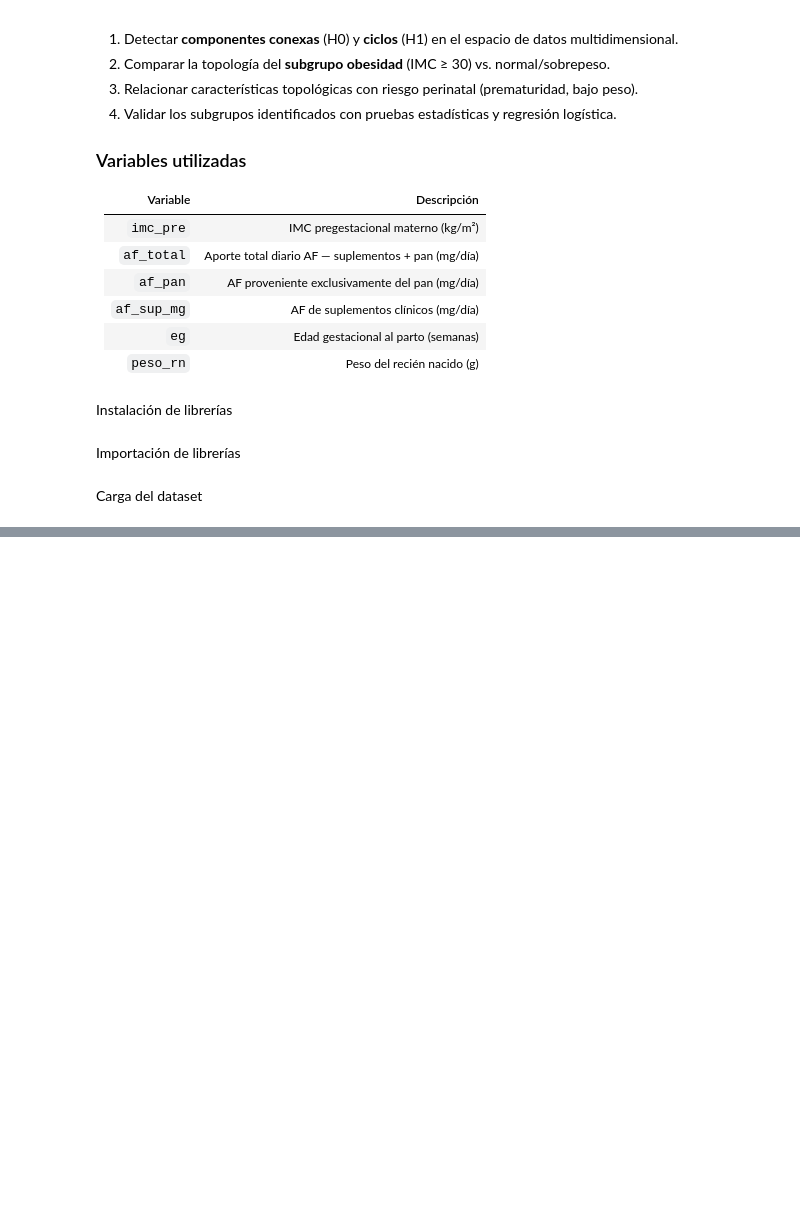
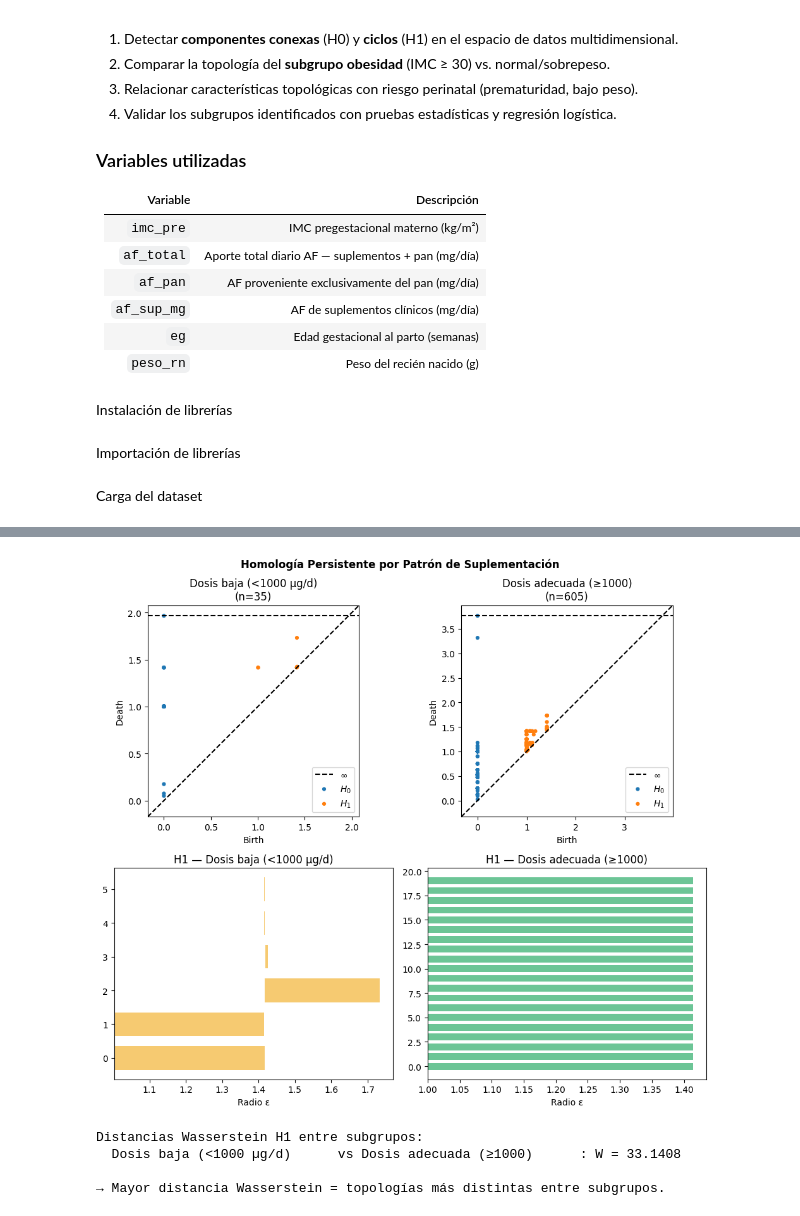
Before and after one commit to brbrbre/Reto-Topologia, a Jupyter notebook: Homología Persistente/HomologiaPersistente.ipynb, the cells around one changed output, grey strips where cells are left out. Drawn from its saved outputs; the diff is of its cells as text; code cells hidden in the pictures; blank space fills up the shorter version.

```diff
--- a/Homología Persistente/HomologiaPersistente.ipynb
+++ b/Homología Persistente/HomologiaPersistente.ipynb
@@ -98,0 +336,34 @@ FileNotFoundError: [Errno 2] No such file or directory: 'Data/Ingesta_AF_clean.c
+# %%
+nombres = list(dgms_sub.keys())
+fig, axes = plt.subplots(2, len(nombres), figsize=(5 * len(nombres), 9))
+fig.suptitle('Homología Persistente por Patrón de Suplementación', fontweight='bold')
+
+for col, nombre in enumerate(nombres):
+    color = subgrupos[nombre][1]
+    mask  = subgrupos[nombre][0]
+    persim.plot_diagrams(dgms_sub[nombre], ax=axes[0, col], show=False,)
+    axes[0, col].set_title(f'{nombre}\n(n={mask.sum()})')
+    plot_barcode(axes[1, col], dgms_sub[nombre][1], color, f'H1 — {nombre}')
+
+plt.tight_layout()
+plt.show()
+
+# Distancias Wasserstein
+from persim import wasserstein
+print('Distancias Wasserstein H1 entre subgrupos:')
+for i in range(len(nombres)):
+    for j in range(i + 1, len(nombres)):
+        a, b = nombres[i], nombres[j]
+        if len(dgms_sub[a][1]) > 0 and len(dgms_sub[b][1]) > 0:
+            try:
+                w = wasserstein(dgms_sub[a][1], dgms_sub[b][1])
+                print(f'  {a:<28} vs {b:<28}: W = {w:.4f}')
+            except:
+                pass
+print('\n→ Mayor distancia Wasserstein = topologías más distintas entre subgrupos.')
+# %% [output]
+[figure, added]
+Distancias Wasserstein H1 entre subgrupos:
+  Dosis baja (<1000 µg/d)      vs Dosis adecuada (≥1000)      : W = 33.1408
+
+→ Mayor distancia Wasserstein = topologías más distintas entre subgrupos.
```
Also changed, not shown: parts of 25 cells of this notebook, 1 other file.
